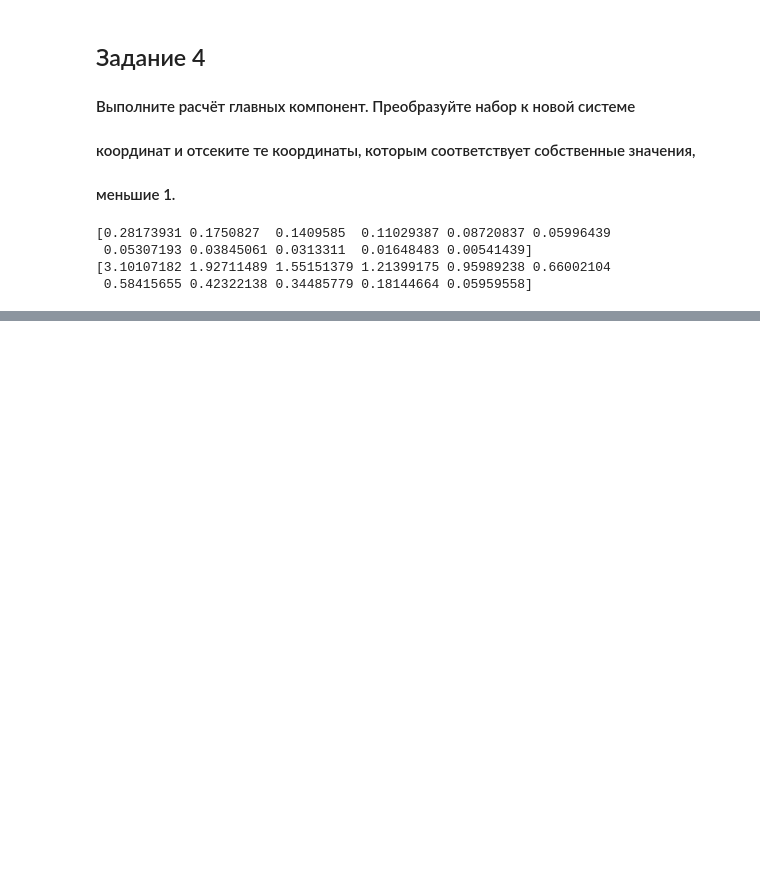
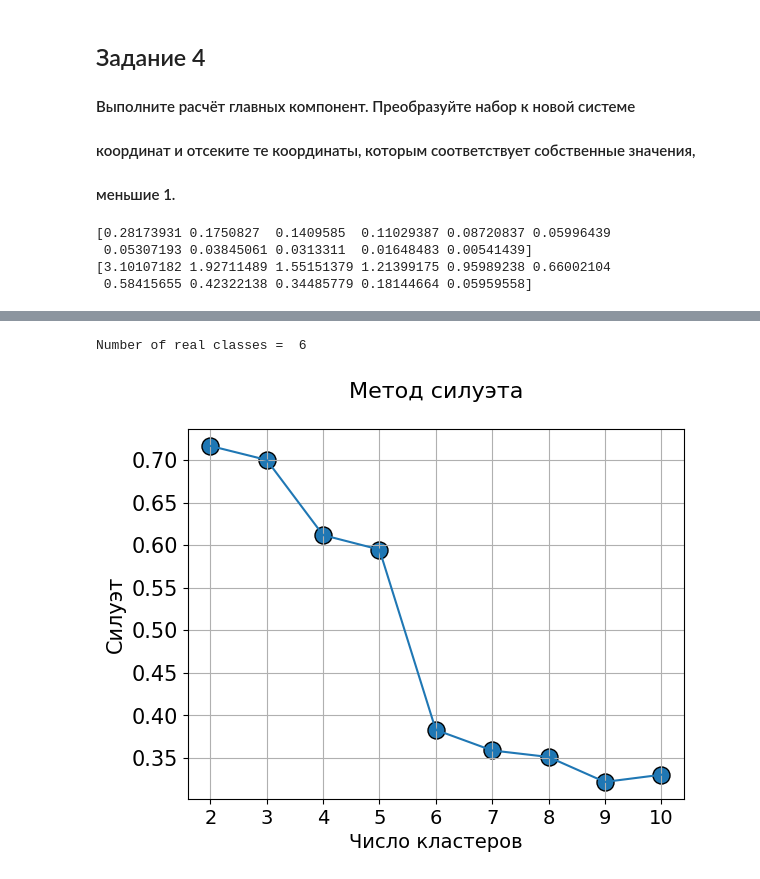
Before and after one commit to gpnwln/labs_projects, a Jupyter notebook: lab_4/lab4.ipynb, the cells around one changed output, grey strips where cells are left out. Cells and saved outputs as stored; diff of their text form; code cells hidden in the pictures; blank space fills up the shorter version.

```diff
--- a/lab_4/lab4.ipynb
+++ b/lab_4/lab4.ipynb
@@ -118,0 +138,26 @@ df
+# %%
+print("Number of real classes = ", len(df['Class'].unique()))
+# %% [output]
+Number of real classes =  6
+# %%
+from sklearn.metrics import silhouette_score
+from sklearn.cluster import SpectralClustering
+silhouette = []
+max = 0
+rg = range(2, 11)
+for k in rg:
+    sc = SpectralClustering(n_clusters = k, affinity = 'rbf').fit(df[['FixedAcidity', 'VolatileAcidity', 'CitricAcid', 'ResidualSugar']])
+    preds = sc.labels_
+    silhouette.append(silhouette_score(df[['FixedAcidity', 'VolatileAcidity', 'CitricAcid', 'ResidualSugar']],preds))
+# %%
+plt.title("Метод силуэта\n",fontsize=16)
+plt.scatter(x=[i for i in rg],y=silhouette,s=150,edgecolor='k')
+plt.plot(rg, silhouette)
+plt.grid(True)
+plt.xlabel("Число кластеров",fontsize=14)
+plt.ylabel("Силуэт",fontsize=15)
+plt.xticks([i for i in rg],fontsize=14)
+plt.yticks(fontsize=15)
+plt.show()
+# %% [output]
+[figure, added]
```
Also changed, not shown: parts of 6 cells of this notebook, 2 other files.
